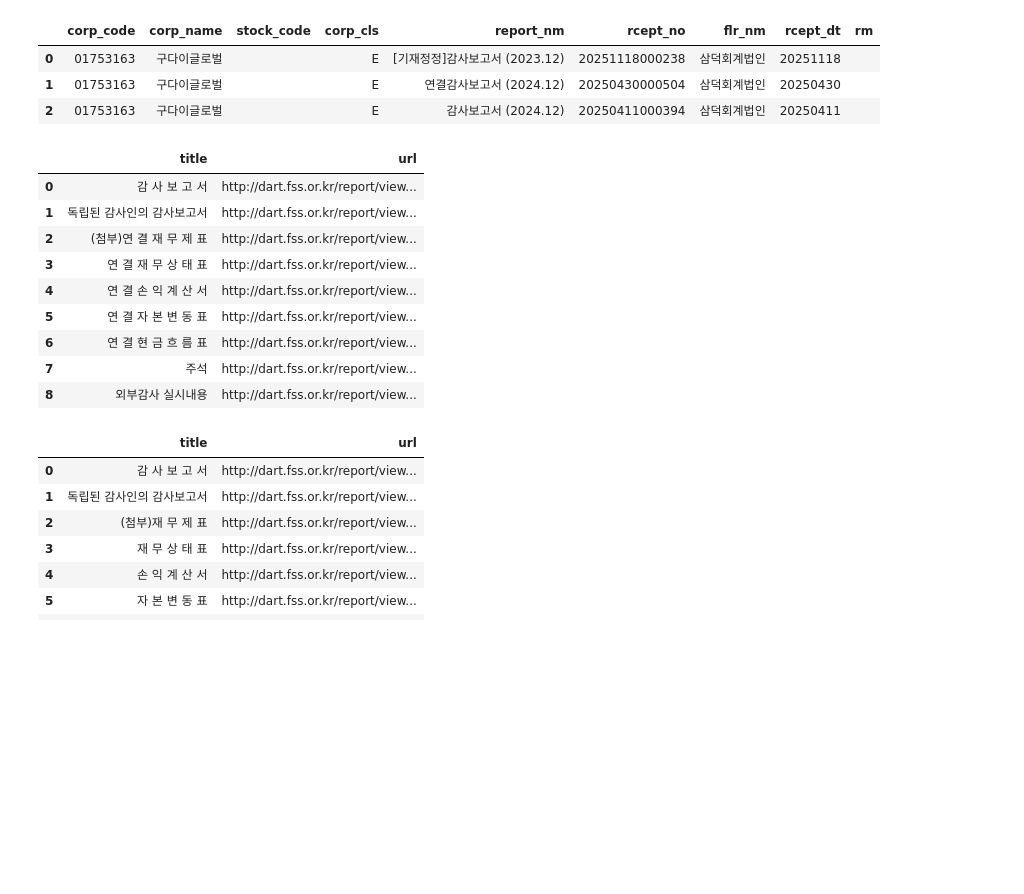
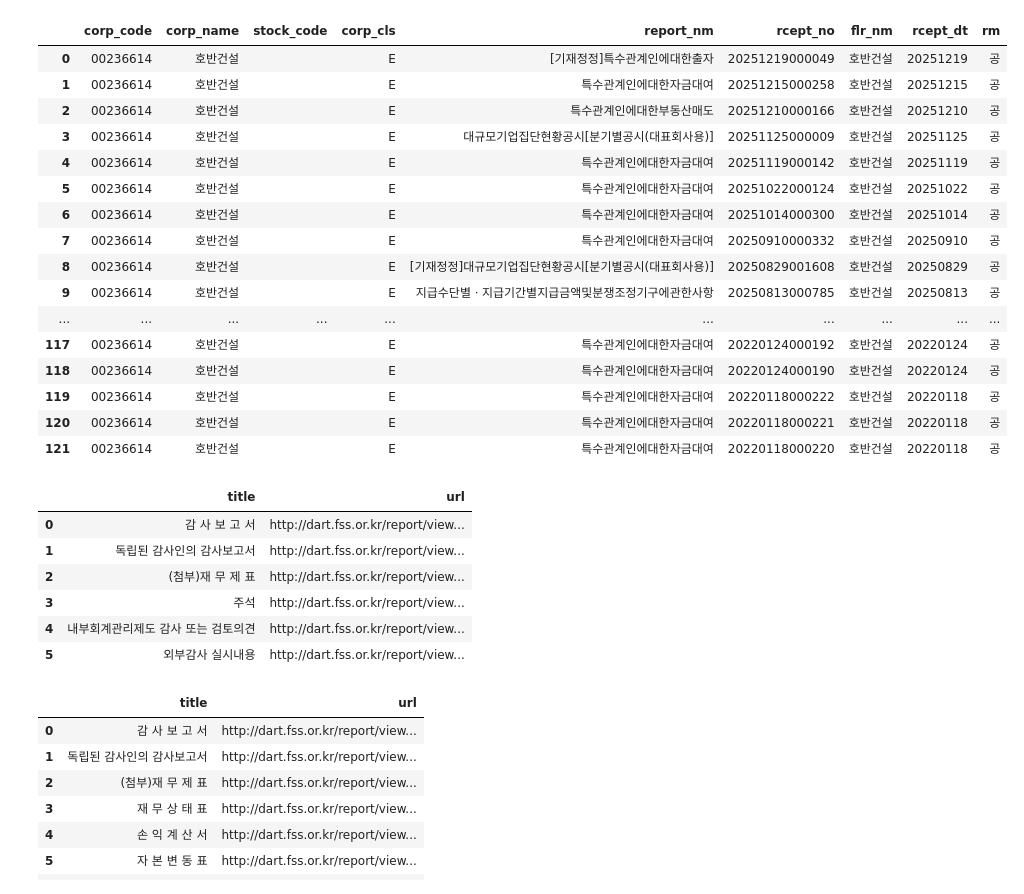
Before and after one commit to bigseoul/indgram, a Jupyter notebook: dart_downloader/opendartreader.ipynb, the cells around one changed output. Drawn from its saved outputs; the diff is of its cells as text; code cells hidden in the pictures; blank space fills up the shorter version.

```diff
--- a/dart_downloader/opendartreader.ipynb
+++ b/dart_downloader/opendartreader.ipynb
@@ -1,30 +1,50 @@
 # %%
+import warnings
+warnings.filterwarnings('ignore', category=SyntaxWarning)
+import pandas as pd
+
 import OpenDartReader
 
+pd.options.display.max_colwidth = None
+pd.options.display.max_rows = None
+
+def make_clickable(val):
+    return f'<a href="{val}" target="_blank">{val}</a>'
 
 api_key = '888e4aca3aba61a62811ba87e0fc054e2d9f6ea0'
 
 dart = OpenDartReader(api_key)
 
-corp_code = '01753163'
+corp_code = '00236614'
 
-dart.list(corp_code, start='2025-01-01', end='2025-12-31', final=True)
+dart.list(corp_code, start='2022-01-01', end='2025-12-31', final=True)
 # %% [output]
 |  | corp_code | corp_name | stock_code | corp_cls | report_nm | rcept_no | flr_nm | rcept_dt | rm |
-| 0 | 01753163 | 구다이글로벌 |  | E | [기재정정]감사보고서 (2023.12) | 20251118000238 | 삼덕회계법인 | 20251118 |  |
-| 1 | 01753163 | 구다이글로벌 |  | E | 연결감사보고서 (2024.12) | 20250430000504 | 삼덕회계법인 | 20250430 |  |
-| 2 | 01753163 | 구다이글로벌 |  | E | 감사보고서 (2024.12) | 20250411000394 | 삼덕회계법인 | 20250411 |  |
+| 0 | 00236614 | 호반건설 |  | E | [기재정정]특수관계인에대한출자 | 20251219000049 | 호반건설 | 20251219 | 공 |
+| 1 | 00236614 | 호반건설 |  | E | 특수관계인에대한자금대여 | 20251215000258 | 호반건설 | 20251215 | 공 |
+| 2 | 00236614 | 호반건설 |  | E | 특수관계인에대한부동산매도 | 20251210000166 | 호반건설 | 20251210 | 공 |
+| 3 | 00236614 | 호반건설 |  | E | 대규모기업집단현황공시[분기별공시(대표회사용)] | 20251125000009 | 호반건설 | 20251125 | 공 |
+| 4 | 00236614 | 호반건설 |  | E | 특수관계인에대한자금대여 | 20251119000142 | 호반건설 | 20251119 | 공 |
+| 5 | 00236614 | 호반건설 |  | E | 특수관계인에대한자금대여 | 20251022000124 | 호반건설 | 20251022 | 공 |
+| 6 | 00236614 | 호반건설 |  | E | 특수관계인에대한자금대여 | 20251014000300 | 호반건설 | 20251014 | 공 |
+| 7 | 00236614 | 호반건설 |  | E | 특수관계인에대한자금대여 | 20250910000332 | 호반건설 | 20250910 | 공 |
+| 8 | 00236614 | 호반건설 |  | E | [기재정정]대규모기업집단현황공시[분기별공시(대표회사용)] | 20250829001608 | 호반건설 | 20250829 | 공 |
+| 9 | 00236614 | 호반건설 |  | E | 지급수단별ㆍ지급기간별지급금액및분쟁조정기구에관한사항 | 20250813000785 | 호반건설 | 20250813 | 공 |
+| ... | ... | ... | ... | ... | ... | ... | ... | ... | ... |
+| 117 | 00236614 | 호반건설 |  | E | 특수관계인에대한자금대여 | 20220124000192 | 호반건설 | 20220124 | 공 |
+| 118 | 00236614 | 호반건설 |  | E | 특수관계인에대한자금대여 | 20220124000190 | 호반건설 | 20220124 | 공 |
+| 119 | 00236614 | 호반건설 |  | E | 특수관계인에대한자금대여 | 20220118000222 | 호반건설 | 20220118 | 공 |
+| 120 | 00236614 | 호반건설 |  | E | 특수관계인에대한자금대여 | 20220118000221 | 호반건설 | 20220118 | 공 |
+| 121 | 00236614 | 호반건설 |  | E | 특수관계인에대한자금대여 | 20220118000220 | 호반건설 | 20220118 | 공 |
 # %%
-dart.sub_docs('20250430000504')
+df = dart.sub_docs('20250403000343')
+df.style.format({'url': make_clickable})
 # %% [output]
 |  | title | url |
 | 0 | 감 사 보 고 서 | http://dart.fss.or.kr/report/view... |
 | 1 | 독립된 감사인의 감사보고서 | http://dart.fss.or.kr/report/view... |
-| 2 | (첨부)연 결 재 무 제 표 | http://dart.fss.or.kr/report/view... |
-| 3 | 연 결 재 무 상 태 표 | http://dart.fss.or.kr/report/view... |
-| 4 | 연 결 손 익 계 산 서 | http://dart.fss.or.kr/report/view... |
-| 5 | 연 결 자 본 변 동 표 | http://dart.fss.or.kr/report/view... |
-| 6 | 연 결 현 금 흐 름 표 | http://dart.fss.or.kr/report/view... |
-| 7 | 주석 | http://dart.fss.or.kr/report/view... |
-| 8 | 외부감사 실시내용 | http://dart.fss.or.kr/report/view... |
+| 2 | (첨부)재 무 제 표 | http://dart.fss.or.kr/report/view... |
+| 3 | 주석 | http://dart.fss.or.kr/report/view... |
+| 4 | 내부회계관리제도 감사 또는 검토의견 | http://dart.fss.or.kr/report/view... |
+| 5 | 외부감사 실시내용 | http://dart.fss.or.kr/report/view... |
 # %%
```
Also changed, not shown: parts of 5 cells of this notebook, 10 other files.
